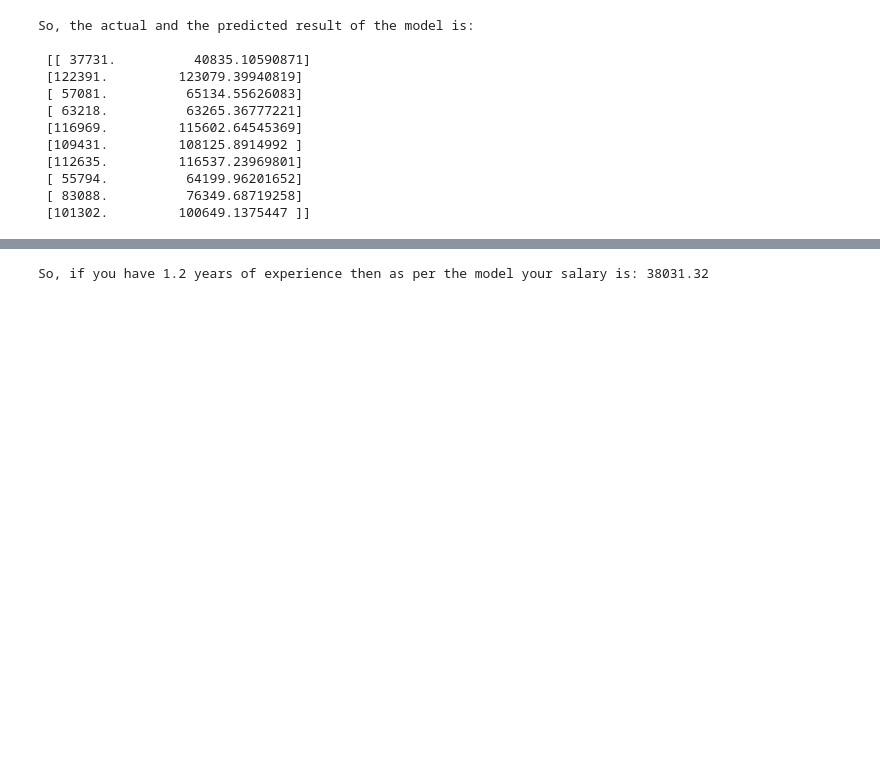
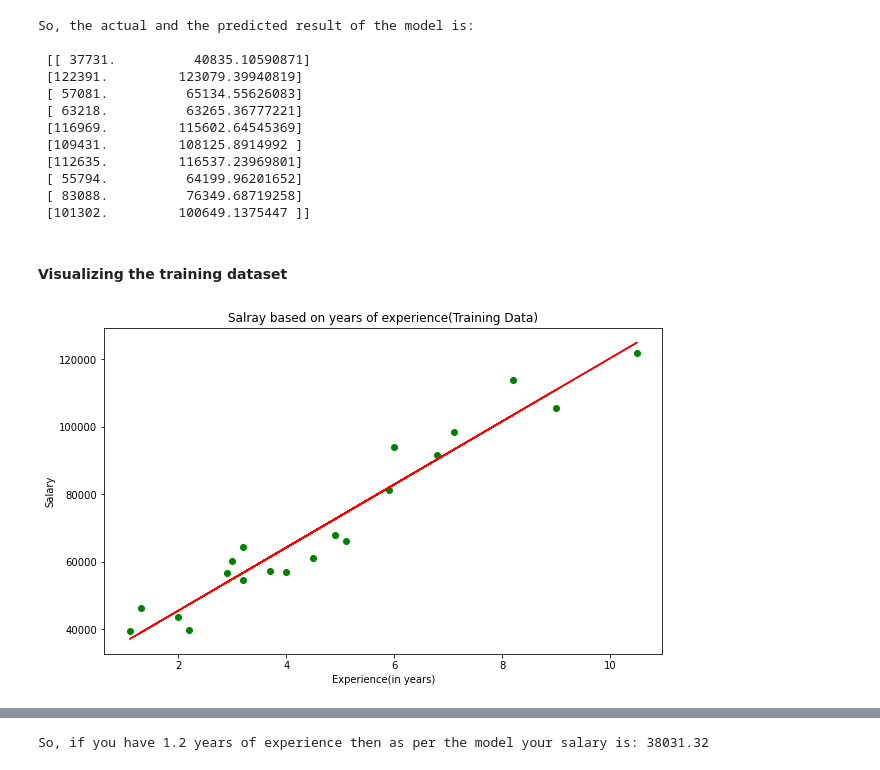
Before and after one commit to Nishan-k/Simple-linear-regression-model, a Jupyter notebook: main.ipynb, the cells around one changed output, grey strips where cells are left out. Saved outputs shown, nothing was run; the diff lists cells and outputs as text; code cells hidden in the pictures; blank space fills up the shorter version.

```diff
--- a/main.ipynb
+++ b/main.ipynb
@@ -91,3 +91,15 @@ So, the actual and the predicted result of the model is:
  [ 55794.          64199.96201652]
  [ 83088.          76349.68719258]
  [101302.         100649.1375447 ]]
+# %% [markdown]
+#### Visualizing the training dataset
+# %%
+plt.rcParams["figure.figsize"] = (10,6)
+plt.scatter(X_train, y_train, color='green')
+plt.plot(X_train, regression.predict(X_train), color='red')
+plt.title('Salray based on years of experience(Training Data)')
+plt.xlabel('Experience(in years)')
+plt.ylabel('Salary')
+plt.show()
+# %% [output]
+[figure, added]
```
Also changed, not shown: parts of 2 cells of this notebook.
